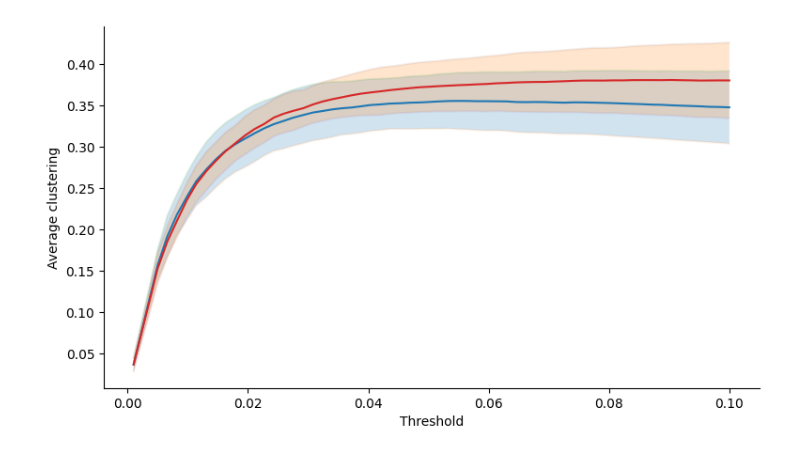
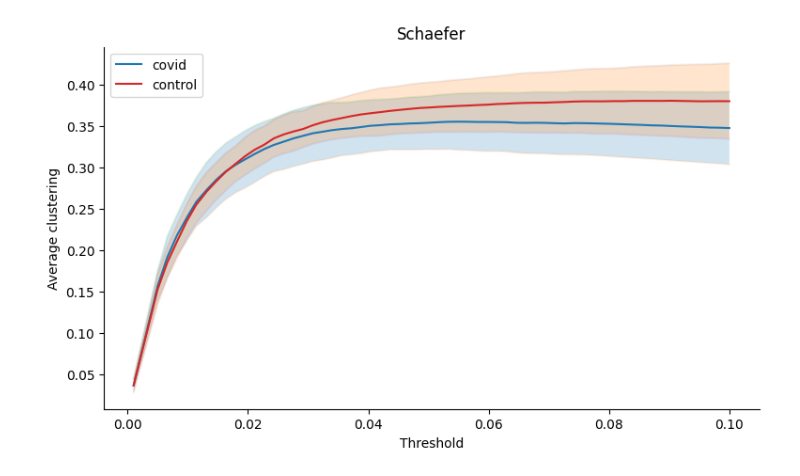
Before and after one commit to FerminT/fMRI_postcovid, a Jupyter notebook: plot_thresholds.ipynb, the cells around one changed output. Cells and saved outputs as stored; diff of their text form; code cells hidden in the pictures.

Commit message:
Add legend and title to global metrics plot

```diff
--- a/plot_thresholds.ipynb
+++ b/plot_thresholds.ipynb
@@ -12,20 +12,22 @@ def add_curve(thresholds, avg_clustering, lower_error, upper_error, group, ax):
     ax.plot(thresholds, avg_clustering, label=group)
     ax.plot(thresholds, lower_error, alpha=0.1)
     ax.plot(thresholds, upper_error, alpha=0.1)
+    ax.legend()
     ax.fill_between(thresholds, lower_error, upper_error, alpha=0.2)
 # %%
 fig, ax = plt.subplots(figsize=(9, 5))
 for group in groups:
     group_metrics = df[df['group'] == group]
     thresholds = group_metrics['threshold'].values
     lower_error, upper_error = group_metrics['avg_clustering'] - group_metrics['avg_clustering_std'], group_metrics['avg_clustering'] + group_metrics['avg_clustering_std']
     avg_clustering = group_metrics['avg_clustering'].values
     add_curve(thresholds, avg_clustering, lower_error, upper_error, group, ax)
 
+ax.set_title('Schaefer')
 ax.set_xlabel('Threshold')
 ax.set_ylabel('Average clustering')
 ax.spines['top'].set_visible(False)
 ax.spines['right'].set_visible(False)
 plt.show()
 # %% [output]
-[figure, old version]
+[figure, new version]
```
